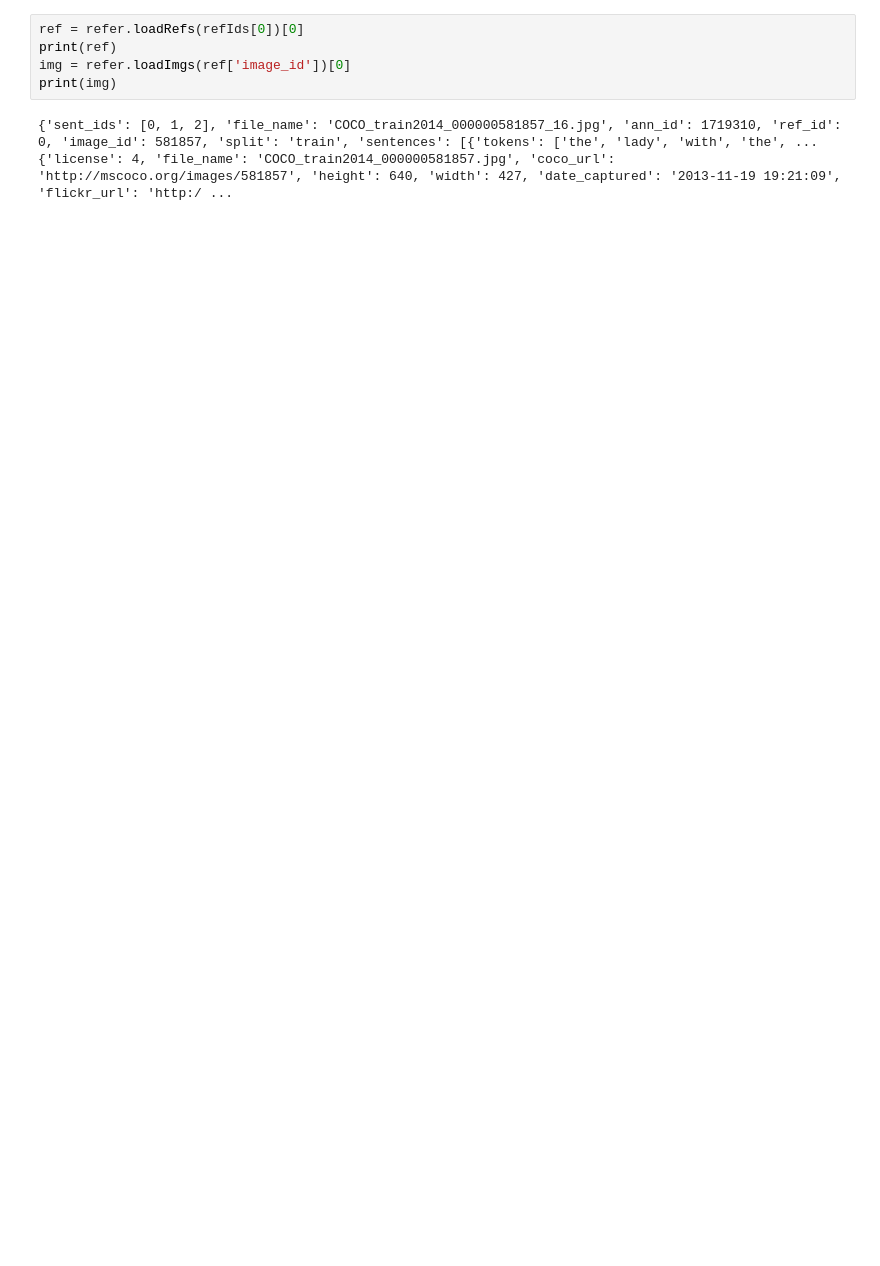
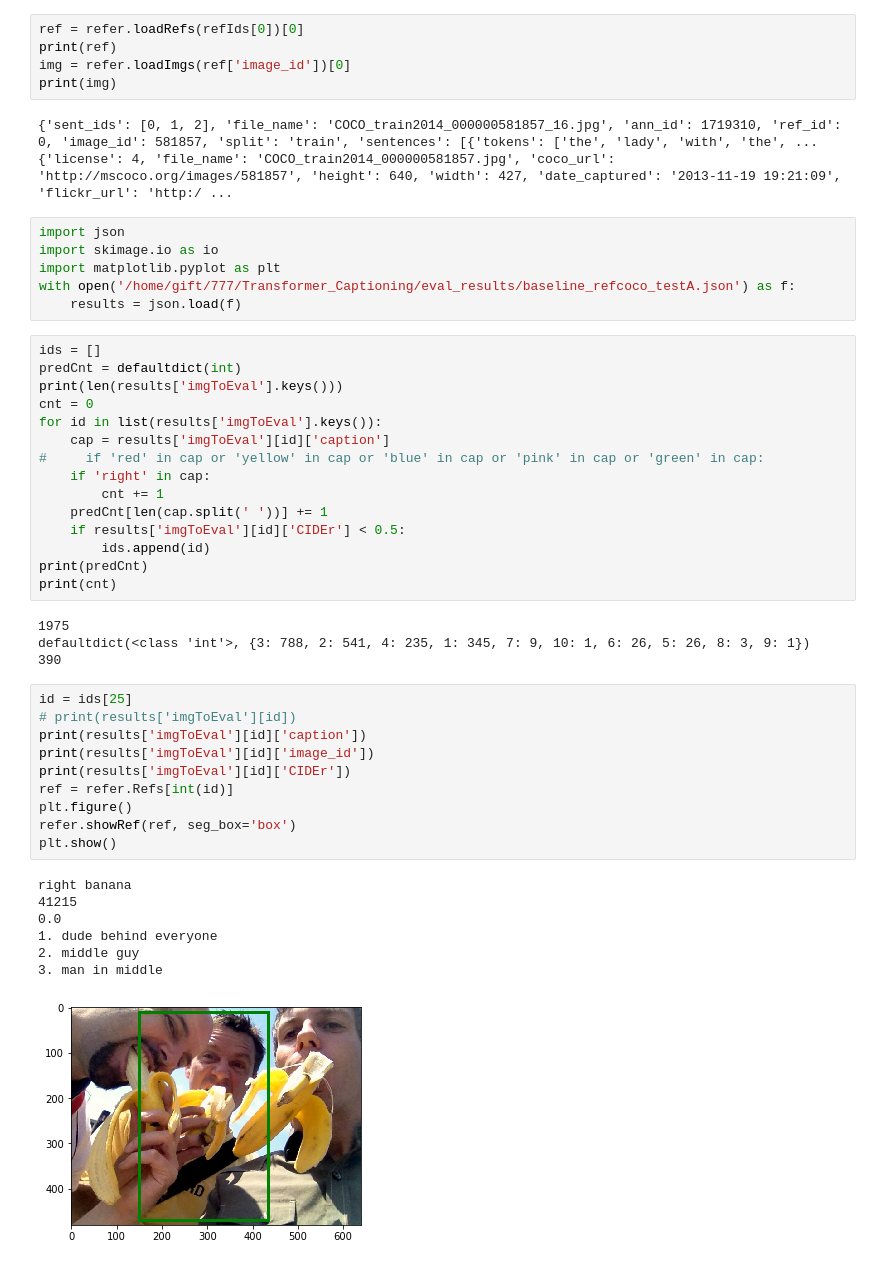
Before and after one commit to victorywys/11777-multimodal-b6a, a Jupyter notebook: dataset_stat.ipynb, the cells around one changed output. Cells and saved outputs as stored; diff of their text form; blank space fills up the shorter version.

```diff
--- a/dataset_stat.ipynb
+++ b/dataset_stat.ipynb
@@ -30,3 +41,46 @@ print(img)
 # %% [output]
 {'sent_ids': [0, 1, 2], 'file_name': 'COCO_train2014_000000581857_16.jpg', 'ann_id': 1719310, 'ref_id': 0, 'image_id': 581857, 'split': 'train', 'sentences': [{'tokens': ['the', 'lady', 'with', 'the', ...
 {'license': 4, 'file_name': 'COCO_train2014_000000581857.jpg', 'coco_url': 'http://mscoco.org/images/581857', 'height': 640, 'width': 427, 'date_captured': '2013-11-19 19:21:09', 'flickr_url': 'http:/ ...
+# %%
+import json
+import skimage.io as io
+import matplotlib.pyplot as plt
+with open('/home/gift/777/Transformer_Captioning/eval_results/baseline_refcoco_testA.json') as f:
+    results = json.load(f)
+# %%
+ids = []
+predCnt = defaultdict(int)
+print(len(results['imgToEval'].keys()))
+cnt = 0
+for id in list(results['imgToEval'].keys()):
+    cap = results['imgToEval'][id]['caption']
+#     if 'red' in cap or 'yellow' in cap or 'blue' in cap or 'pink' in cap or 'green' in cap:
+    if 'right' in cap:
+        cnt += 1
+    predCnt[len(cap.split(' '))] += 1
+    if results['imgToEval'][id]['CIDEr'] < 0.5:
+        ids.append(id)
+print(predCnt)
+print(cnt)
+# %% [output]
+1975
+defaultdict(<class 'int'>, {3: 788, 2: 541, 4: 235, 1: 345, 7: 9, 10: 1, 6: 26, 5: 26, 8: 3, 9: 1})
+390
+# %%
+id = ids[25]
+# print(results['imgToEval'][id])
+print(results['imgToEval'][id]['caption'])
+print(results['imgToEval'][id]['image_id'])
+print(results['imgToEval'][id]['CIDEr'])
+ref = refer.Refs[int(id)]
+plt.figure()
+refer.showRef(ref, seg_box='box')
+plt.show()
+# %% [output]
+right banana
+41215
+0.0
+1. dude behind everyone
+2. middle guy
+3. man in middle
+[figure, added]
```
Also changed, not shown: parts of 2 cells of this notebook, 3 other files.
